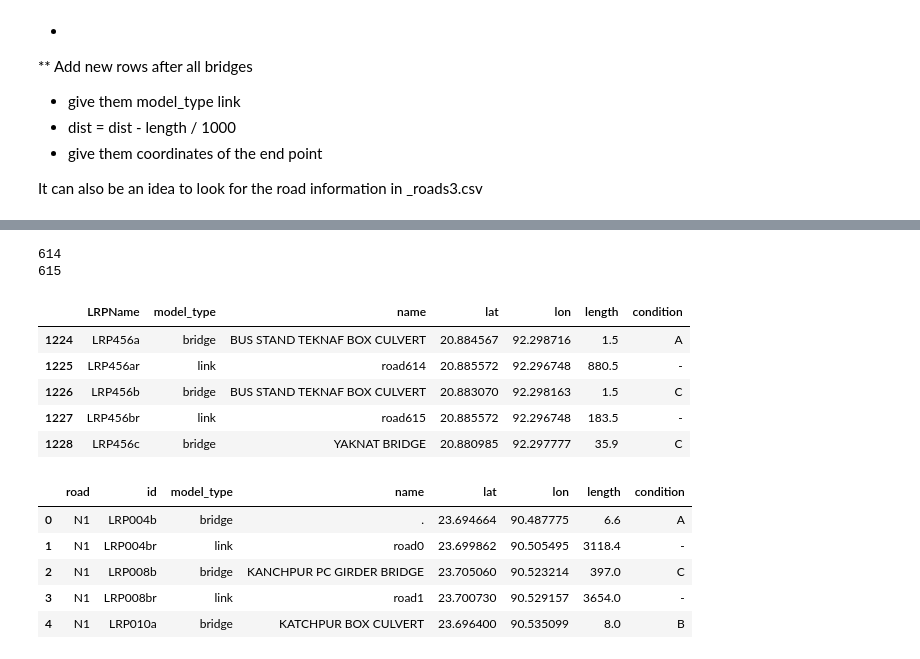
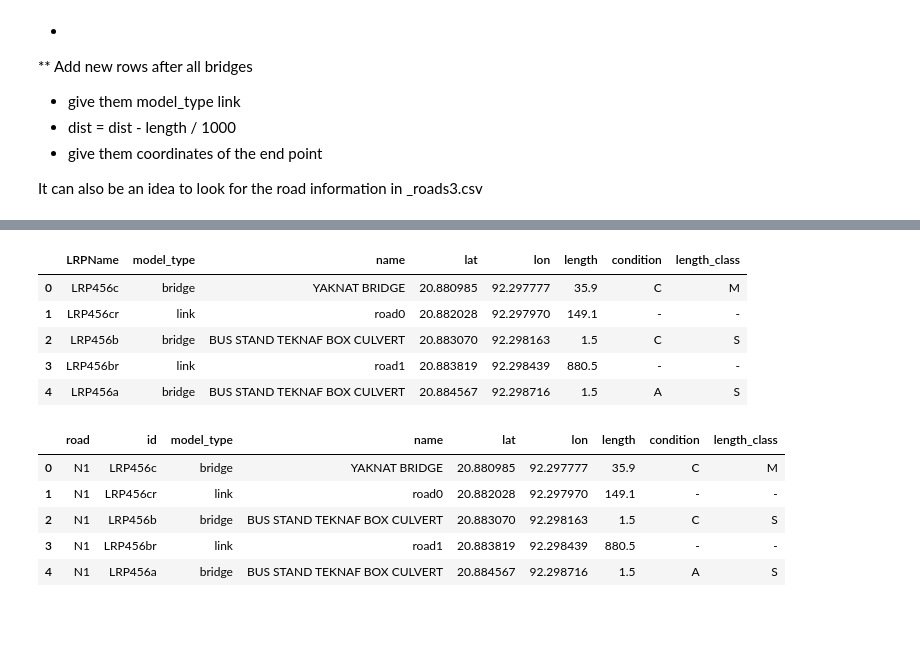
Before and after one commit to EwoutH/EPA1352-Adv-Simulation, a Jupyter notebook: EPA1352-G06-A2/notebooks/bridges_eda.ipynb, the cells around one changed output, grey strips where cells are left out. Cells and saved outputs as stored; diff of their text form; code cells hidden in the pictures; blank space fills up the shorter version.

Commit message:
Laatste stappen EDA
TO DO:
1) net maken, comments en markdown toevoegen.
! Eerste brug is source. Laatste brug is sink !

```diff
--- a/EPA1352-G06-A2/notebooks/bridges_eda.ipynb
+++ b/EPA1352-G06-A2/notebooks/bridges_eda.ipynb
@@ -54,7 +54,8 @@ bridges_clean2 = bridges_clean2.sort_values(["km", "condition", "name"], ascendi
 
 # Calculate distance between bridges
 bridges_clean2["dist"] = bridges_clean2["km"].diff()
-bridges_clean2
+first_bridge = bridges_clean2.iloc[0]
+bridges_clean2.head()
 # %% [output]
 |  | km | type | LRPName | name | length | condition | chainage | lat | lon | length_class | ... |
 | 0 | 1.800 | Box Culvert | LRP001a | . | 11.30 | A | 1.800 | 23.698739 | 90.458861 | M | ... |
@@ -141,0 +107,12 @@ bridges1
+# %%
+bridges1 = bridges_clean3.copy()
+bridges1 = bridges1[::-1]
+
+# To drop the duplicate Darikandi bridge we delete the value from the column
+bridges1['LRPName'] = bridges1['LRPName'].drop_duplicates()
+# And delete the rows with a NaN value. (There were no other NaN values in the DataFrame).
+bridges1 = bridges1.dropna()
+
+bridges1 = bridges1.append(first_bridge)
+bridges1 = bridges1.reset_index()
+bridges1
@@ -142,49 +133,43 @@ bridges1
 # %%
-cols = ['LRPName', 'model_type', 'name', 'lat', 'lon', 'length', 'condition'] # Later column 'road' toevoegen.
+cols = ['LRPName', 'model_type', 'name', 'lat', 'lon', 'length', 'condition', 'length_class']
 df = pd.DataFrame(columns=cols)
 for index, row in bridges1.iterrows():
-    df = df.append(row[['LRPName', 'model_type', 'name', 'lat', 'lon', 'length', 'condition']], ignore_index=True)
+    df = df.append(row[['LRPName', 'model_type', 'name', 'lat', 'lon', 'length', 'condition', 'length_class']], ignore_index=True)
     road_id = row['LRPName'] + 'r'
     road_index = f'road{index}'
-    if index >= 616:
+    #stop at the last bridge because that will become the sink.
+    if index >= bridges1.shape[0]-1:
         break
-#     bride1_lat = row['lat']
-#     bride2_lat = row['lat']
-#     print(row['lat'])
-#     print(bridges1.iloc[index+1]['lat'])
-    try:
-        road_lat = (row['lat'] + bridges1.iloc[index+1]['lat']) / 2
-        road_lon = (row['lon'] + bridges1.iloc[index+1]['lon']) / 2
-    except:
-        print(index)
-    road_length = row['dist']*1000 - row['length']
+
+    road_lat = (row['lat'] + bridges1.iloc[index+1]['lat']) / 2
+    road_lon = (row['lon'] + bridges1.iloc[index+1]['lon']) / 2
+    road_length = bridges1.iloc[index+1]['dist']*1000 - row['length']
     road_condition = '-'
+    road_length_class = '-'
     new_row = {'LRPName' : road_id, 'model_type' : 'link', 'name' : road_index,
-               'lat' : road_lat, 'lon' : road_lon, 'length' : road_length, 'condition' : road_condition}
+               'lat' : road_lat, 'lon' : road_lon, 'length' : road_length, 'condition' : road_condition, 'length_class' : road_length_class}
     df = df.append(new_row, ignore_index=True)
-df.tail()
+df.head()
 # %% [output]
-614
-615
-|  | LRPName | model_type | name | lat | lon | length | condition |
-| 1224 | LRP456a | bridge | BUS STAND TEKNAF BOX CULVERT | 20.884567 | 92.298716 | 1.5 | A |
-| 1225 | LRP456ar | link | road614 | 20.885572 | 92.296748 | 880.5 | - |
-| 1226 | LRP456b | bridge | BUS STAND TEKNAF BOX CULVERT | 20.883070 | 92.298163 | 1.5 | C |
-| 1227 | LRP456br | link | road615 | 20.885572 | 92.296748 | 183.5 | - |
-| 1228 | LRP456c | bridge | YAKNAT BRIDGE | 20.880985 | 92.297777 | 35.9 | C |
+|  | LRPName | model_type | name | lat | lon | length | condition | length_class |
+| 0 | LRP456c | bridge | YAKNAT BRIDGE | 20.880985 | 92.297777 | 35.9 | C | M |
+| 1 | LRP456cr | link | road0 | 20.882028 | 92.297970 | 149.1 | - | - |
+| 2 | LRP456b | bridge | BUS STAND TEKNAF BOX CULVERT | 20.883070 | 92.298163 | 1.5 | C | S |
+| 3 | LRP456br | link | road1 | 20.883819 | 92.298439 | 880.5 | - | - |
+| 4 | LRP456a | bridge | BUS STAND TEKNAF BOX CULVERT | 20.884567 | 92.298716 | 1.5 | A | S |
 # %%
 result = df.copy()
 result.rename(columns={'LRPName' : 'id'}, inplace=True)
 result['road'] = 'N1'
-result1 = result[['road', 'id', 'model_type', 'name', 'lat', 'lon', 'length', 'condition']]
+result1 = result[['road', 'id', 'model_type', 'name', 'lat', 'lon', 'length', 'condition', 'length_class']]
 result1.head()
 # %% [output]
-|  | road | id | model_type | name | lat | lon | length | condition |
-| 0 | N1 | LRP004b | bridge | . | 23.694664 | 90.487775 | 6.6 | A |
-| 1 | N1 | LRP004br | link | road0 | 23.699862 | 90.505495 | 3118.4 | - |
-| 2 | N1 | LRP008b | bridge | KANCHPUR PC GIRDER BRIDGE | 23.705060 | 90.523214 | 397.0 | C |
-| 3 | N1 | LRP008br | link | road1 | 23.700730 | 90.529157 | 3654.0 | - |
-| 4 | N1 | LRP010a | bridge | KATCHPUR BOX CULVERT | 23.696400 | 90.535099 | 8.0 | B |
+|  | road | id | model_type | name | lat | lon | length | condition | length_class |
+| 0 | N1 | LRP456c | bridge | YAKNAT BRIDGE | 20.880985 | 92.297777 | 35.9 | C | M |
+| 1 | N1 | LRP456cr | link | road0 | 20.882028 | 92.297970 | 149.1 | - | - |
+| 2 | N1 | LRP456b | bridge | BUS STAND TEKNAF BOX CULVERT | 20.883070 | 92.298163 | 1.5 | C | S |
+| 3 | N1 | LRP456br | link | road1 | 20.883819 | 92.298439 | 880.5 | - | - |
+| 4 | N1 | LRP456a | bridge | BUS STAND TEKNAF BOX CULVERT | 20.884567 | 92.298716 | 1.5 | A | S |
 # %%
 result1['model_type'].iloc[0] = 'source'
 result1['model_type'].iloc[-1] = 'sink'
```
Also changed, not shown: parts of 5 cells of this notebook, 1 other file.
